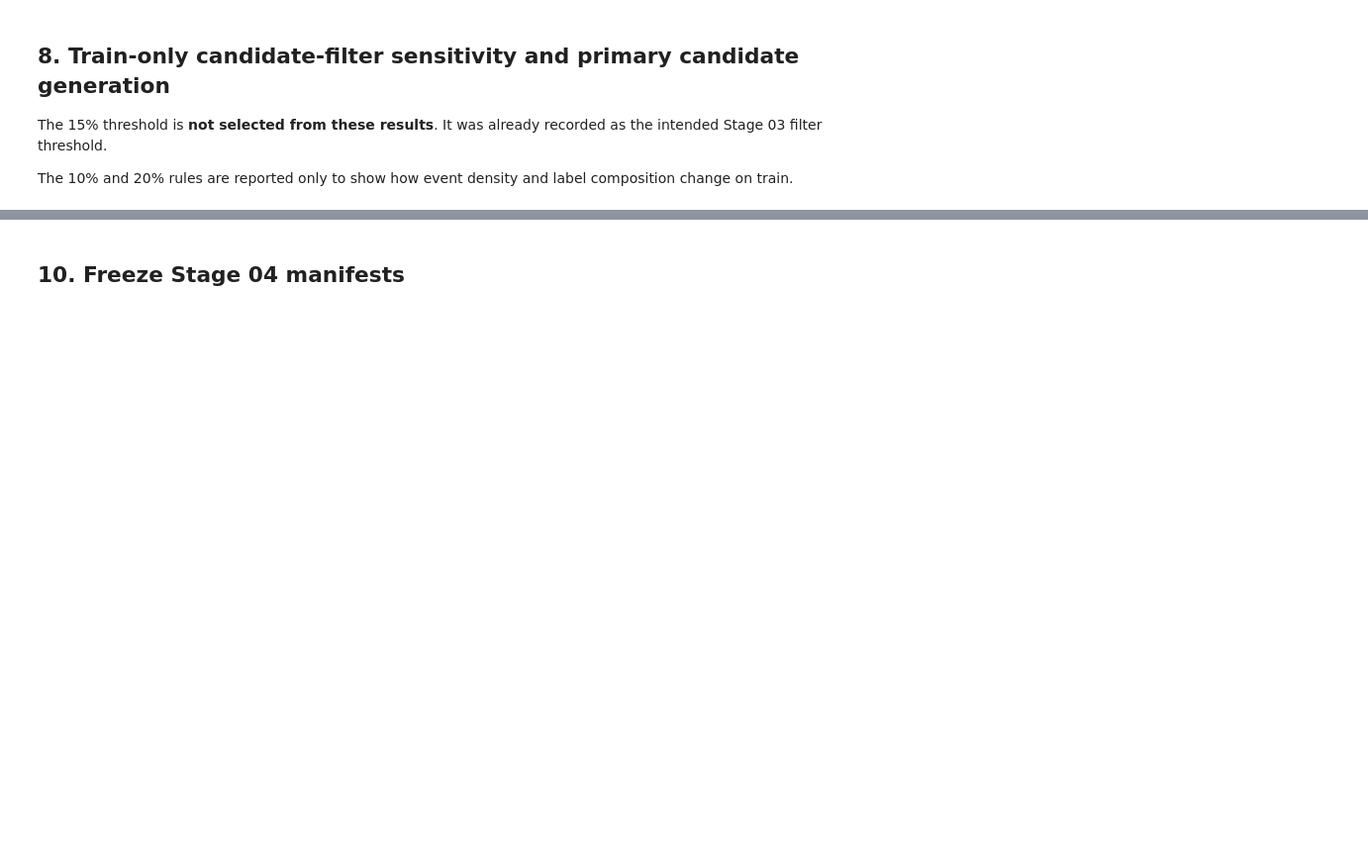
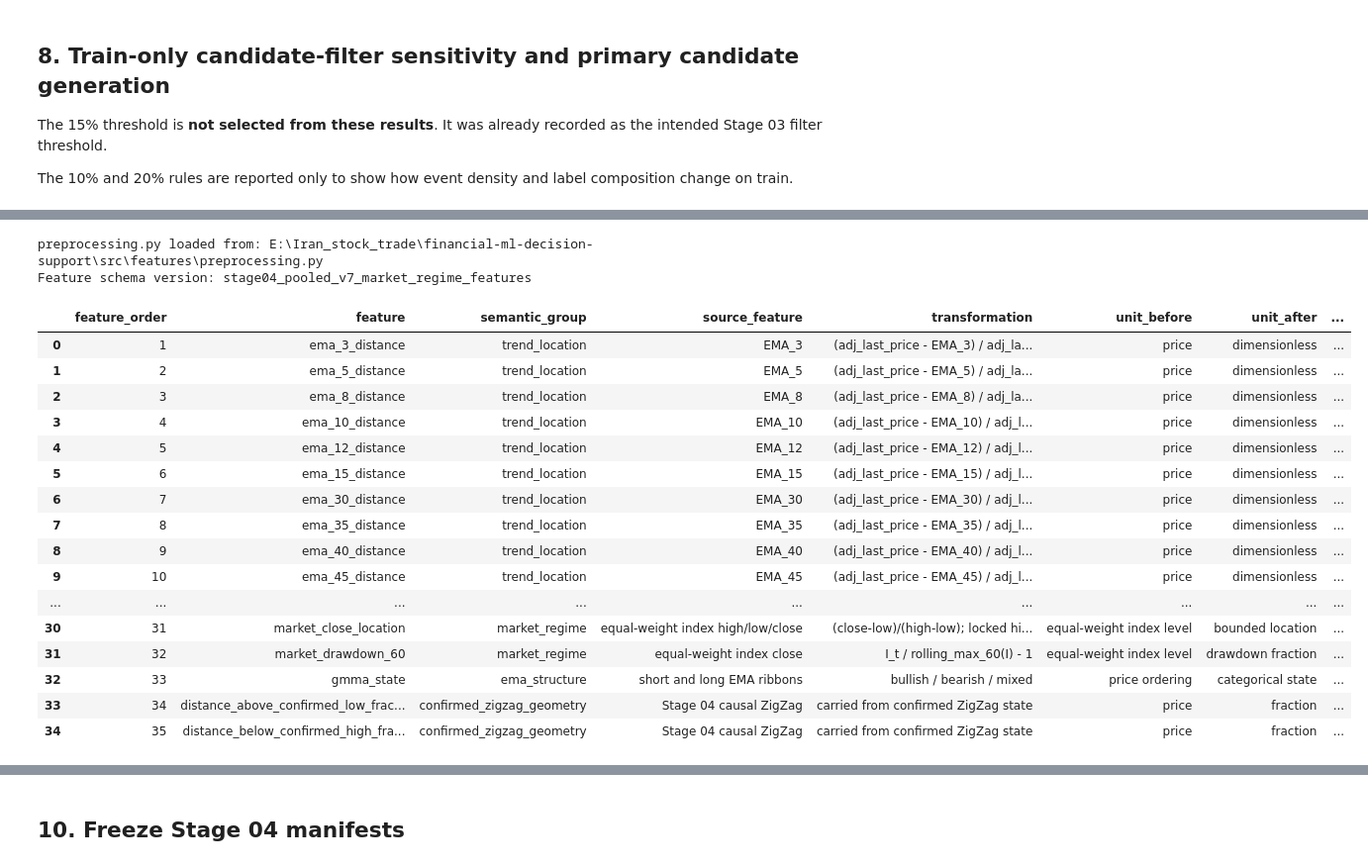
Before and after one commit to Arash102/financial-ml-decision-support, a Jupyter notebook: notebooks/04_feature_and_leakage_audit.ipynb, the cells around one changed output, grey strips where cells are left out. Shown at 99% size. Cells and saved outputs as stored; diff of their text form; code cells hidden in the pictures; blank space fills up the shorter version.

Commit message:
feat: add train-only equal-weight market regime features

```diff
--- a/notebooks/04_feature_and_leakage_audit.ipynb
+++ b/notebooks/04_feature_and_leakage_audit.ipynb
@@ -956,7 +1066,9 @@ Notebook 04 carries those two frozen values forward and merges only the other
 import importlib
 import sys
 
-FEATURE_ENGINEERING_SCHEMA_VERSION_EXPECTED = "stage04_pooled_v5_pricechange_zigzag_provenance"
+FEATURE_ENGINEERING_SCHEMA_VERSION_EXPECTED = (
+    "stage04_pooled_v7_market_regime_features"
+)
 
 importlib.invalidate_caches()
 sys.modules.pop("src.features.preprocessing", None)
@@ -984,7 +1096,7 @@ assert (
     == FEATURE_ENGINEERING_SCHEMA_VERSION_EXPECTED
 ), (
     "Wrong src/features/preprocessing.py is loaded. "
-    "Replace the repository file with the v5 patch before continuing."
+    "Replace the repository file with the Stage 04 v7 patch."
 )
 
 from src.features.preprocessing import (
@@ -994,36 +1106,66 @@ from src.features.preprocessing import (
     FINAL_CATEGORICAL_FEATURES,
     FINAL_MODEL_FEATURES,
     FINAL_NUMERIC_FEATURES,
+    MARKET_INDEX_REQUIRED_COLUMNS,
+    MARKET_REGIME_NUMERIC_FEATURES,
     FeatureEngineeringConfig,
+    build_canonical_market_index,
     build_final_feature_frame,
+    build_market_regime_feature_frame,
     final_feature_schema,
+    parse_market_date,
+    prepare_market_index_source,
 )
 
 RAW_DATA_PATH = DATA_PATHS["raw_data"]
 
 raw_files = sorted(RAW_DATA_PATH.glob("*.csv"))
 raw_file_map = {path.stem: path for path in raw_files}
 
 assert set(raw_file_map).issuperset(frozen_symbol_set), (
     "At least one frozen symbol has no matching raw-data CSV."
 )
 
 final_feature_config = FeatureEngineeringConfig(
     relative_strength_window=12,
     return_zscore_window=12,
     volume_window=30,
+    market_volatility_window=20,
+    market_ema_fast_window=20,
+    market_ema_slow_window=60,
+    market_drawdown_window=60,
+    market_index_consistency_relative_tolerance=1e-10,
 )
 
 final_feature_schema_df = final_feature_schema()
 
-assert len(ENGINEERED_NUMERIC_FEATURES) == 23
+assert len(MARKET_REGIME_NUMERIC_FEATURES) == 9
+assert len(ENGINEERED_NUMERIC_FEATURES) == 32
 assert len(CARRIED_STAGE04_NUMERIC_FEATURES) == 2
-assert len(FINAL_NUMERIC_FEATURES) == 25
+assert len(FINAL_NUMERIC_FEATURES) == 34
 assert len(FINAL_CATEGORICAL_FEATURES) == 1
-assert len(ENGINEERED_MODEL_FEATURES) == 24
-assert len(FINAL_MODEL_FEATURES) == 26
+assert len(ENGINEERED_MODEL_FEATURES) == 33
+assert len(FINAL_MODEL_FEATURES) == 35
 assert tuple(FINAL_CATEGORICAL_FEATURES) == ("gmma_state",)
-assert "priceChange" in preprocessing_module.RAW_REQUIRED_COLUMNS
-assert len(CARRIED_STAGE04_NUMERIC_FEATURES) == 2
 
 display(final_feature_schema_df)
+# %% [output]
+preprocessing.py loaded from: E:\Iran_stock_trade\financial-ml-decision-support\src\features\preprocessing.py
+Feature schema version: stage04_pooled_v7_market_regime_features
+|  | feature_order | feature | semantic_group | source_feature | transformation | unit_before | unit_after | ... |
+| 0 | 1 | ema_3_distance | trend_location | EMA_3 | (adj_last_price - EMA_3) / adj_la... | price | dimensionless | ... |
+| 1 | 2 | ema_5_distance | trend_location | EMA_5 | (adj_last_price - EMA_5) / adj_la... | price | dimensionless | ... |
+| 2 | 3 | ema_8_distance | trend_location | EMA_8 | (adj_last_price - EMA_8) / adj_la... | price | dimensionless | ... |
+| 3 | 4 | ema_10_distance | trend_location | EMA_10 | (adj_last_price - EMA_10) / adj_l... | price | dimensionless | ... |
+| 4 | 5 | ema_12_distance | trend_location | EMA_12 | (adj_last_price - EMA_12) / adj_l... | price | dimensionless | ... |
+| 5 | 6 | ema_15_distance | trend_location | EMA_15 | (adj_last_price - EMA_15) / adj_l... | price | dimensionless | ... |
+| 6 | 7 | ema_30_distance | trend_location | EMA_30 | (adj_last_price - EMA_30) / adj_l... | price | dimensionless | ... |
+| 7 | 8 | ema_35_distance | trend_location | EMA_35 | (adj_last_price - EMA_35) / adj_l... | price | dimensionless | ... |
+| 8 | 9 | ema_40_distance | trend_location | EMA_40 | (adj_last_price - EMA_40) / adj_l... | price | dimensionless | ... |
+| 9 | 10 | ema_45_distance | trend_location | EMA_45 | (adj_last_price - EMA_45) / adj_l... | price | dimensionless | ... |
+| ... | ... | ... | ... | ... | ... | ... | ... | ... |
+| 30 | 31 | market_close_location | market_regime | equal-weight index high/low/close | (close-low)/(high-low); locked hi... | equal-weight index level | bounded location | ... |
+| 31 | 32 | market_drawdown_60 | market_regime | equal-weight index close | I_t / rolling_max_60(I) - 1 | equal-weight index level | drawdown fraction | ... |
+| 32 | 33 | gmma_state | ema_structure | short and long EMA ribbons | bullish / bearish / mixed | price ordering | categorical state | ... |
+| 33 | 34 | distance_above_confirmed_low_frac... | confirmed_zigzag_geometry | Stage 04 causal ZigZag | carried from confirmed ZigZag state | price | fraction | ... |
+| 34 | 35 | distance_below_confirmed_high_fra... | confirmed_zigzag_geometry | Stage 04 causal ZigZag | carried from confirmed ZigZag state | price | fraction | ... |
```
Also changed, not shown: parts of 16 cells of this notebook, 5 other files.
